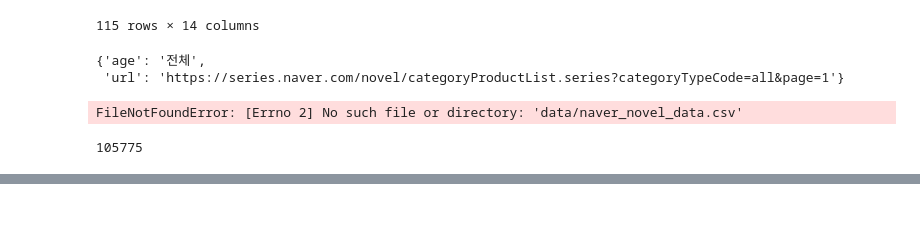
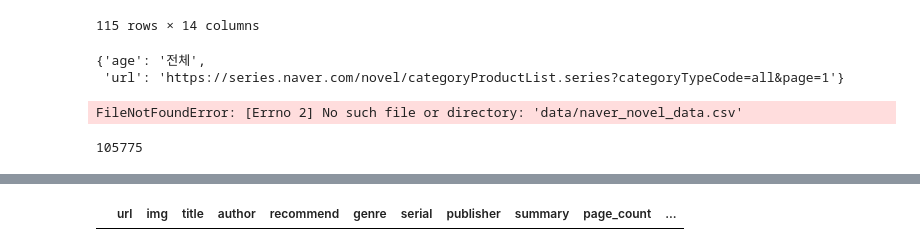
Before and after one commit to dlsdud9098/recommend_site, a Jupyter notebook: temp.ipynb, the cells around one changed output, grey strips where cells are left out. Drawn from its saved outputs; the diff is of its cells as text; code cells hidden in the pictures; blank space fills up the shorter version.

```diff
--- a/temp.ipynb
+++ b/temp.ipynb
@@ -161,0 +177,5 @@ len(a)
+# %%
+df = pd.DataFrame(a)
+df[df.isnull().any(axis=1)]
+# %% [output]
+|  | url | img | title | author | recommend | genre | serial | publisher | summary | page_count | ... |
```
Also changed, not shown: parts of 5 cells of this notebook, 1 other file.
